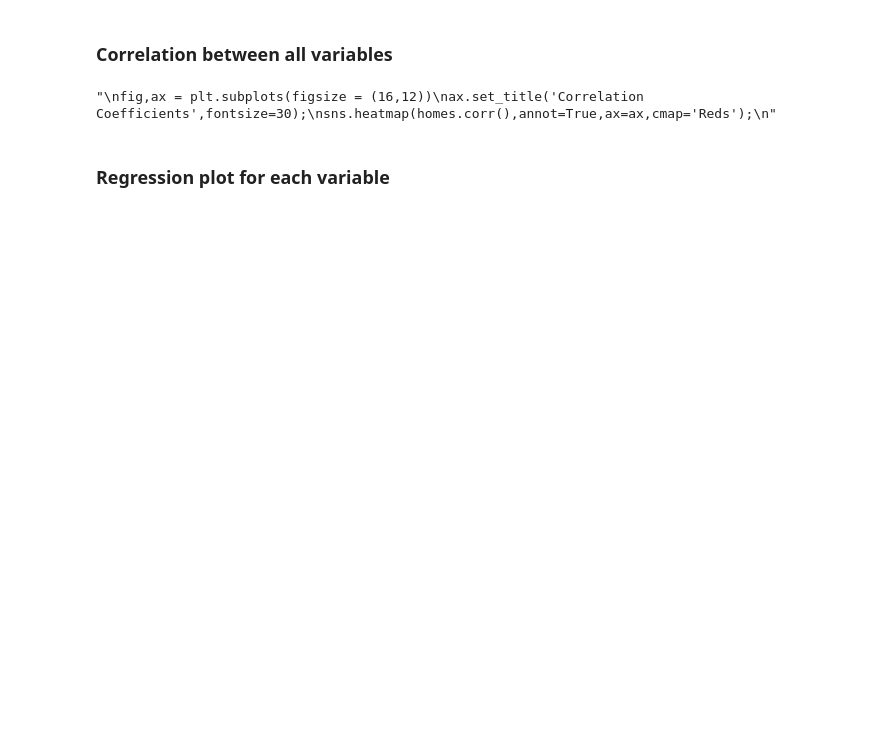
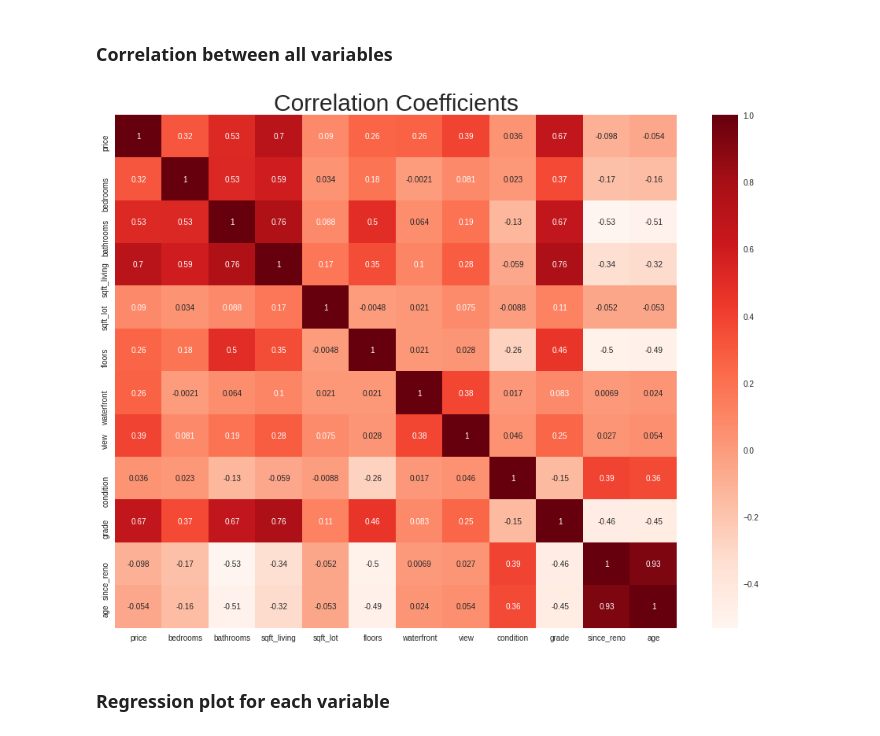
Before and after one commit to jlombino/dsc-phase-2-project-v2-3, a Jupyter notebook: Final_Notebook.ipynb, the cells around one changed output. Drawn from its saved outputs; the diff is of its cells as text; code cells hidden in the pictures; blank space fills up the shorter version.

```diff
--- a/Final_Notebook.ipynb
+++ b/Final_Notebook.ipynb
@@ -213,13 +211,11 @@ pd.plotting.hist_frame(homes,figsize=(16,12));
 # %% [markdown]
 <h3>Correlation between all variables</h3>
 # %%
-'''
 fig,ax = plt.subplots(figsize = (16,12))
 ax.set_title('Correlation Coefficients',fontsize=30);
 sns.heatmap(homes.corr(),annot=True,ax=ax,cmap='Reds');
-'''
 # %% [output]
-"\nfig,ax = plt.subplots(figsize = (16,12))\nax.set_title('Correlation Coefficients',fontsize=30);\nsns.heatmap(homes.corr(),annot=True,ax=ax,cmap='Reds');\n"
+[figure, added]
 # %% [markdown]
 <h3>Regression plot for each variable</h3>
 # %%
```
Also changed, not shown: parts of 28 cells of this notebook, 4 other files.
